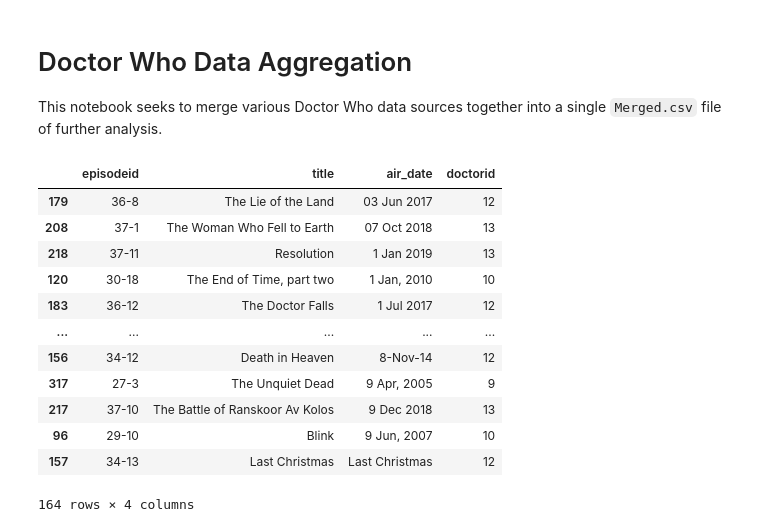
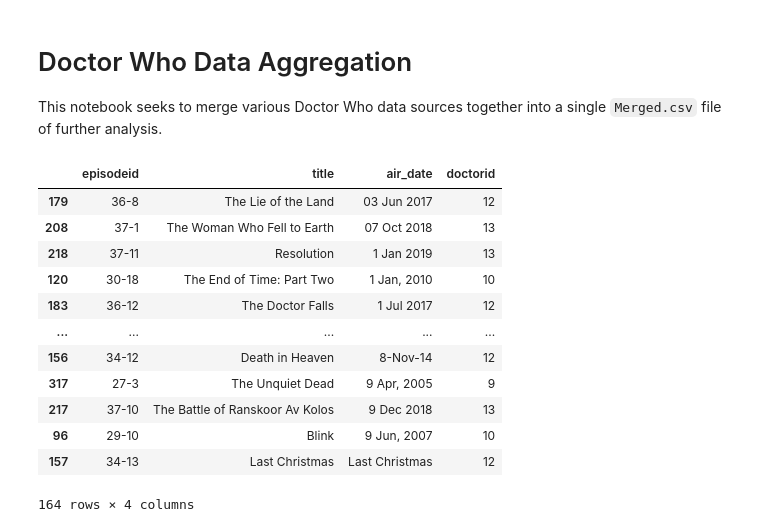
Before and after one commit to IntegerMan/WhoML, a Jupyter notebook: EDA/WhoAggregation.ipynb, the cells around one changed output. Saved outputs shown, nothing was run; the diff lists cells and outputs as text; code cells hidden in the pictures.

```diff
--- a/EDA/WhoAggregation.ipynb
+++ b/EDA/WhoAggregation.ipynb
@@ -15,34 +15,37 @@ df_eps = pd.read_csv('../Data/all-detailsepisodes.csv')
 df_eps.rename(columns={'first_diffusion': 'air_date'}, inplace=True)
 
 # We've got some messed up data in this dataset so let's do some cleansing
 df_eps['air_date'] = numpy.where(df_eps.air_date == 'Death in Heaven', '8-Nov-14', df_eps.air_date)
 df_eps['air_date'] = numpy.where(df_eps.air_date == 'Into the Dalek', '30-Aug-14', df_eps.air_date)
 df_eps['air_date'] = numpy.where(df_eps.air_date == 'The ZygonInvasion', '31-Oct-15', df_eps.air_date)
 df_eps['air_date'] = numpy.where(df_eps.air_date == 'Time Heist', '20-Sep-14', df_eps.air_date)
 
 # Correct some titles. At the end we will be merging by title so title consistency is important
 df_eps['title'] = numpy.where(df_eps.title == 'A Good Man Goes To War', 'A Good Man Goes to War', df_eps.title)
 df_eps['title'] = numpy.where(df_eps.title == 'Daleks In Manhattan', 'Daleks in Manhattan', df_eps.title)
 df_eps['title'] = numpy.where(df_eps.title == 'Evolution Of The Daleks', 'Evolution of the Daleks', df_eps.title)
 df_eps['title'] = numpy.where(df_eps.title == 'Face the Raven', 'Face The Raven', df_eps.title)
 df_eps['title'] = numpy.where(df_eps.title == 'Journey to the Centre of the Tardis', 'Journey to the Centre of the TARDIS', df_eps.title)
 df_eps['title'] = numpy.where(df_eps.title == 'The Unicorn and The Wasp', 'The Unicorn and the Wasp', df_eps.title)
 df_eps['title'] = numpy.where(df_eps.title == 'The Woman Who Fell To Earth', 'The Woman Who Fell to Earth', df_eps.title)
 df_eps['title'] = numpy.where(df_eps.title == 'The Return of Doctor Mysterio, by Stephen Moffat', 'The Return of Doctor Mysterio', df_eps.title)
+df_eps['title'] = numpy.where(df_eps.title == 'The Day of the Doctor', 'The Day of The Doctor', df_eps.title)
+df_eps['title'] = numpy.where(df_eps.title == 'The End of Time, part one', 'The End of Time: Part One', df_eps.title)
+df_eps['title'] = numpy.where(df_eps.title == 'The End of Time, part two', 'The End of Time: Part Two', df_eps.title)
 
 # Filter down to "New Who"
 df_eps = df_eps[df_eps['doctorid'] >= 9]
 
 df_eps = df_eps.sort_values('air_date')
 
 # Preview
 df_eps#.head()
 # %% [output]
 |  | episodeid | title | air_date | doctorid |
 | 179 | 36-8 | The Lie of the Land | 03 Jun 2017 | 12 |
 | 208 | 37-1 | The Woman Who Fell to Earth | 07 Oct 2018 | 13 |
 | 218 | 37-11 | Resolution | 1 Jan 2019 | 13 |
-| 120 | 30-18 | The End of Time, part two | 1 Jan, 2010 | 10 |
+| 120 | 30-18 | The End of Time: Part Two | 1 Jan, 2010 | 10 |
 | 183 | 36-12 | The Doctor Falls | 1 Jul 2017 | 12 |
 | ... | ... | ... | ... | ... |
 | 156 | 34-12 | Death in Heaven | 8-Nov-14 | 12 |
```
Also changed, not shown: parts of 2 cells of this notebook, 3 other files.
